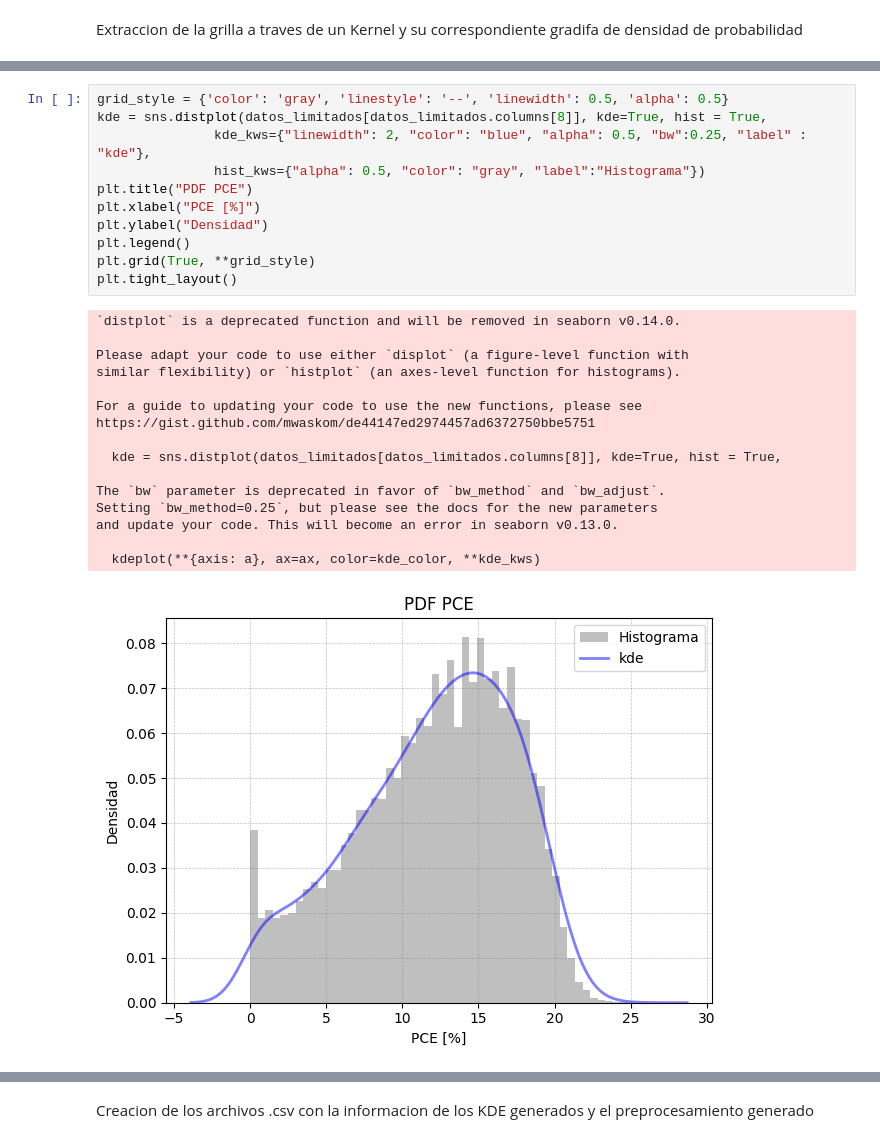
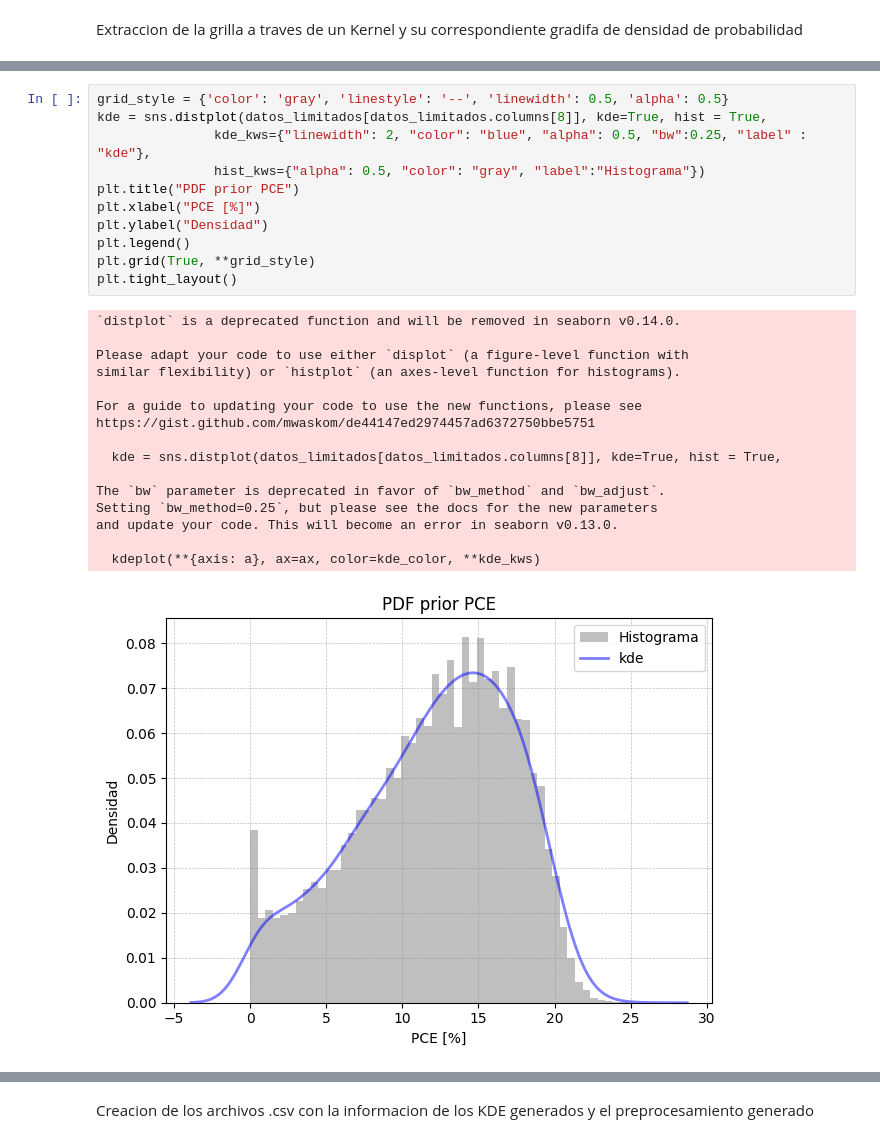
Before and after one commit to MatheoCruz/BLR_imputation_perovskite, a Jupyter notebook: Preprocesamiento_base_datos_complementaria.ipynb, the cells around one changed output, grey strips where cells are left out. Drawn from its saved outputs; the diff is of its cells as text.

```diff
--- a/Preprocesamiento_base_datos_complementaria.ipynb
+++ b/Preprocesamiento_base_datos_complementaria.ipynb
@@ -351,28 +395,28 @@ and update your code. This will become an error in seaborn v0.13.0.
 # %%
 grid_style = {'color': 'gray', 'linestyle': '--', 'linewidth': 0.5, 'alpha': 0.5}
 kde = sns.distplot(datos_limitados[datos_limitados.columns[8]], kde=True, hist = True,
                kde_kws={"linewidth": 2, "color": "blue", "alpha": 0.5, "bw":0.25, "label" : "kde"},
                hist_kws={"alpha": 0.5, "color": "gray", "label":"Histograma"})
-plt.title("PDF PCE")
+plt.title("PDF prior PCE")
 plt.xlabel("PCE [%]")
 plt.ylabel("Densidad")
 plt.legend()
 plt.grid(True, **grid_style)
 plt.tight_layout()
 # %% [output]
 `distplot` is a deprecated function and will be removed in seaborn v0.14.0.
 
 Please adapt your code to use either `displot` (a figure-level function with
 similar flexibility) or `histplot` (an axes-level function for histograms).
 
 For a guide to updating your code to use the new functions, please see
 https://gist.github.com/mwaskom/de44147ed2974457ad6372750bbe5751
 
   kde = sns.distplot(datos_limitados[datos_limitados.columns[8]], kde=True, hist = True,
 
 The `bw` parameter is deprecated in favor of `bw_method` and `bw_adjust`.
 Setting `bw_method=0.25`, but please see the docs for the new parameters
 and update your code. This will become an error in seaborn v0.13.0.
 
   kdeplot(**{axis: a}, ax=ax, color=kde_color, **kde_kws)
-[figure, old version]
+[figure, new version]
```
Also changed, not shown: parts of 7 cells of this notebook.
